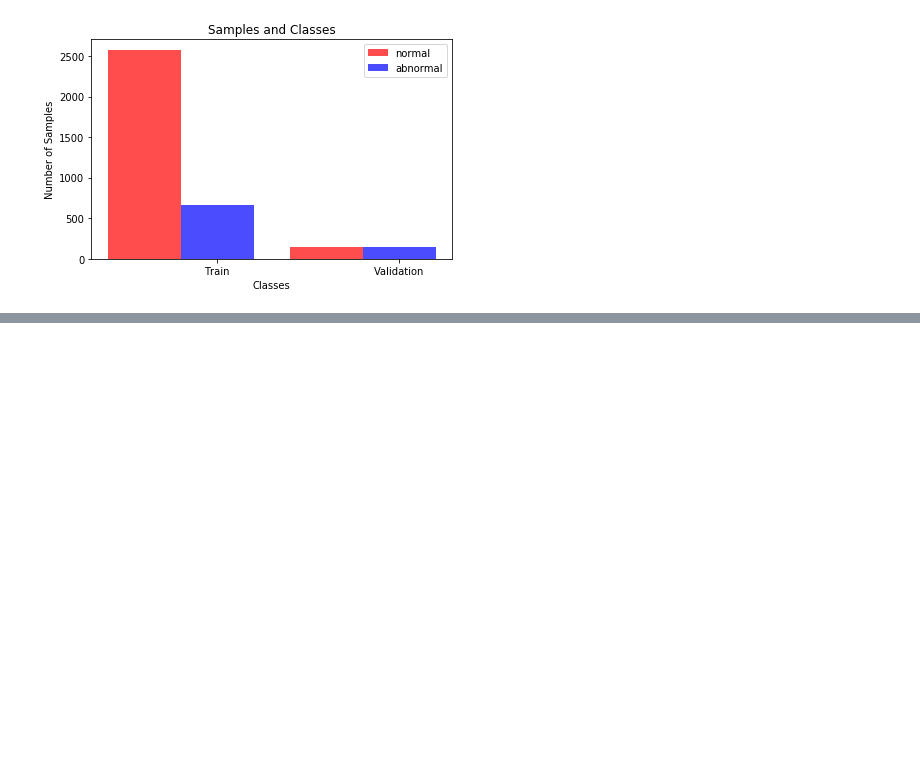
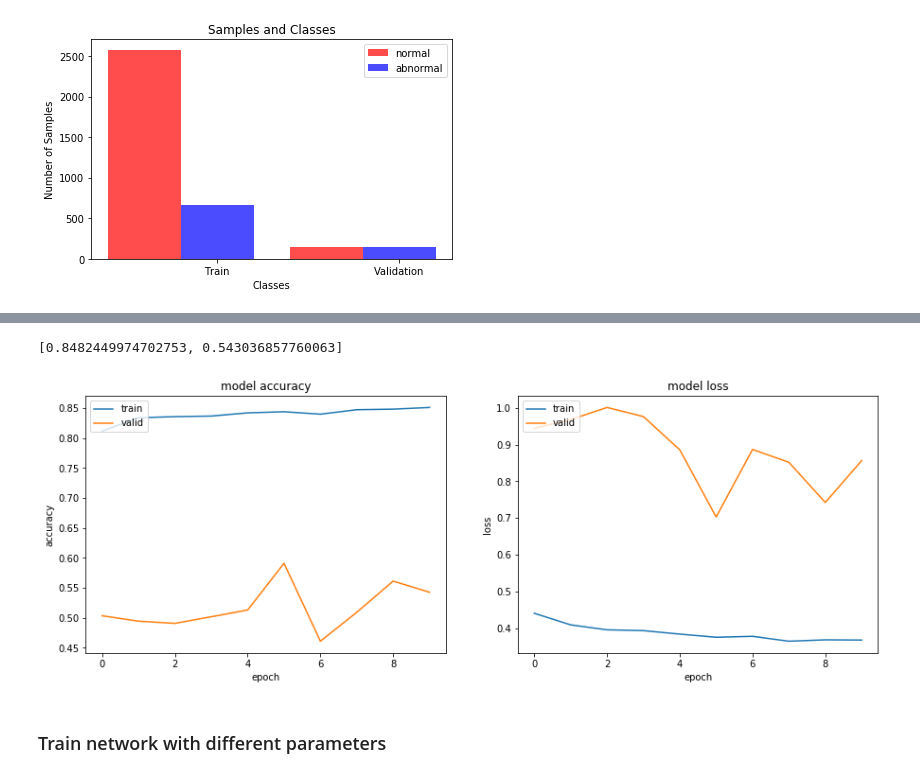
Before and after one commit to MohamedFawzy/ML-projects, a Jupyter notebook: source/heartbeats/FCN.ipynb, the cells around one changed output, grey strips where cells are left out. Drawn from its saved outputs; the diff is of its cells as text; code cells hidden in the pictures; blank space fills up the shorter version.

```diff
--- a/source/heartbeats/Heartbeat-sounds.0.0.3.ipynb
+++ b/source/heartbeats/FCN.ipynb
@@ -27,0 +279,28 @@ Found 301 images belonging to 2 classes.
+# %%
+def create_model():
+    '''Create the FCN and return a keras model.'''
+
+    model = Sequential()
+    # Input image: 300x300x3
+    model.add(Lambda(lambda x: x, input_shape=(Image_width, Image_height, 3)))
+    Conv2Block(model, 1, 32)
+    # 150x150x32
+    Conv2Block(model, 1, 64)
+    # 75x75x64
+    Conv2Block(model, 1, 128)
+    # 37x37x128
+    Conv2Block(model, 1, 128)
+    # 18x18x128
+    Conv2Block(model, 1, 128)
+    # 9x9x128
+    Conv2Block(model, 1, 128)
+    # 4x4x128
+
+    model.add(ZeroPadding2D((1, 1)))
+    model.add(Conv2D(2, (3,3), activation="relu"))
+    model.add(GlobalAveragePooling2D())
+
+    # 4x4x2
+    model.add(Activation('softmax'))
+
+    return model
@@ -27,0 +309,3 @@ Found 301 images belonging to 2 classes.
+# %%
+model = create_model()
+model.compile(loss='categorical_crossentropy', optimizer=Adam(lr=0.0001), metrics=['accuracy'])
@@ -27,0 +340,11 @@ Found 301 images belonging to 2 classes.
+# %%
+print ('lr = {}'.format(K.get_value(model.optimizer.lr)))
+hist = model.fit_generator(
+    train_generator,
+    epochs=Training_Epochs,
+    verbose=1,
+    steps_per_epoch=num_train_samples // Batch_Size,
+    validation_data=validation_generator,
+    validation_steps= num_validate_samples // Batch_Size,
+    class_weight='auto'
+)
@@ -27,0 +369,10 @@ Found 301 images belonging to 2 classes.
+# %%
+model.evaluate_generator(validation_generator, num_validate_samples)
+# %% [output]
+[0.8482449974702753, 0.543036857760063]
+# %%
+results(hist)
+# %% [output]
+[figure, added]
+# %% [markdown]
+### Train network with different parameters
```
Also changed, not shown: parts of 43 cells of this notebook, 7 other files.
